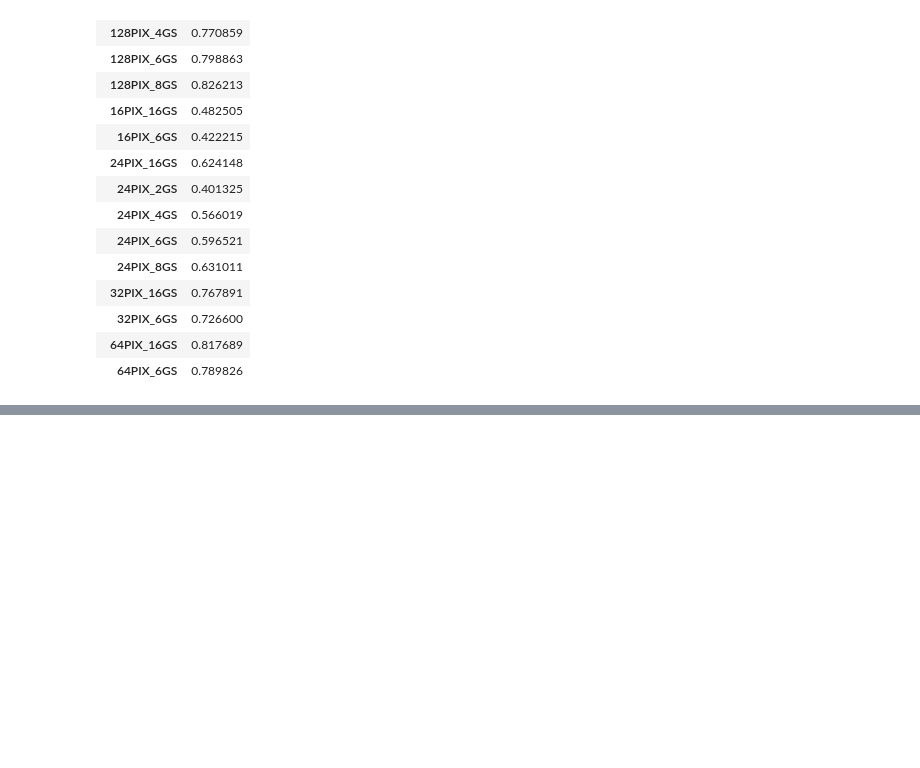
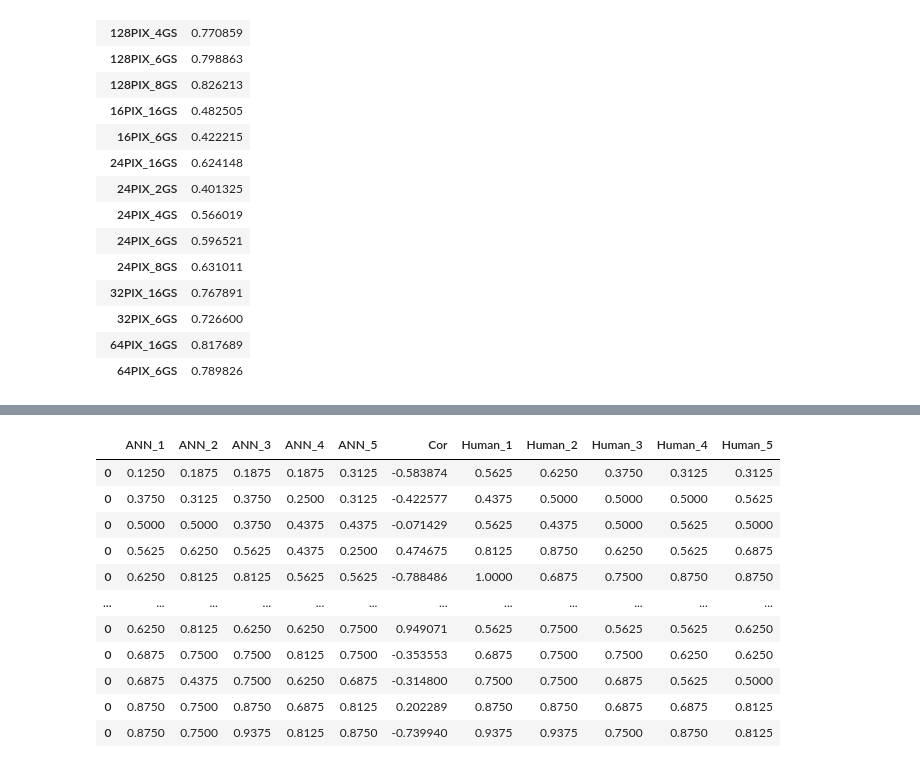
Before and after one commit to namin-an/ArtificialVision, a Jupyter notebook: Visualization/Prediction.ipynb, the cells around one changed output, grey strips where cells are left out. Saved outputs shown, nothing was run; the diff lists cells and outputs as text; code cells hidden in the pictures; blank space fills up the shorter version.

Commit message:
Add training part

```diff
--- a/Visualization/Prediction.ipynb
+++ b/Visualization/Prediction.ipynb
@@ -532,0 +535,88 @@ pred_df.to_csv(os.path.join(fig_path, f'pred_nonlinear_{acc_type}_{test_type}.cs
+# %%
+cor_type = 'pear'
+
+fb_df = merged_df.copy()
+
+par_list = []
+for file_name in fb_df.index:
+    _, pix, gs, par = file_name.split('_')
+    par_list.append(f'{pix}_{gs}_{par}')
+fb_df.index = par_list
+
+df = pd.DataFrame()
+for par in unique_pars:
+    df[par] = fb_df.loc[[par], :].mean(axis=0)
+old_df = df.T
+
+hyperpar_list = ['16PIX_2GS', '16PIX_4GS', '16PIX_8GS',
+                '32PIX_2GS', '32PIX_4GS', '32PIX_8GS',
+                '64PIX_2GS', '64PIX_4GS', '64PIX_8GS']
+par_list = ['S001L1E01C4', 'S001L1E01C7', 'S001L1E01C10',
+            'S001L1E02C7',
+            'S001L1E03C7']
+temp_list1, temp_list2 = [], []
+for ind in old_df.index:
+    pix, gs, par = ind.split('_')
+    temp_list1.append(f'{pix}_{gs}')
+    temp_list2.append(par.split('.')[0])
+old_df['hyperpar'] = temp_list1
+old_df['par'] = temp_list2
+
+train_df = pd.DataFrame()
+for i in sel_ppl:
+    for j in seed_list:
+        for l, hyperpar in enumerate(hyperpar_list):
+            par_old_df = old_df[old_df['hyperpar'] == hyperpar]
+            j = int(j)
+            par_train_df = par_old_df[[i, j]]
+            hum, mac = par_old_df[i], par_old_df[j]
+
+            if cor_type == 'pear':
+                cor_val = stats.pearsonr(hum, mac)
+
+            elif cor_type == 'adj_pear':
+                indexes = list(range(par_train_df.shape[0]))
+                avg_l = []
+                for p in range(10):
+                    split_half_ran_ind1 = random.sample(indexes, par_train_df.shape[0]//2)
+                    split_half_ran_ind2 = [ind for ind in indexes if ind not in split_half_ran_ind1][1:]
+
+                    hum_par1 = hum.to_frame().iloc[split_half_ran_ind1, :].squeeze()
+                    hum_par2 = hum.to_frame().iloc[split_half_ran_ind2, :].squeeze()
+                    mac_par1 = mac.to_frame().iloc[split_half_ran_ind1, :].squeeze()
+                    mac_par2 = mac.to_frame().iloc[split_half_ran_ind2, :].squeeze()
+
+                    num = (stats.pearsonr(hum_par1, mac_par1)[0] + stats.pearsonr(hum_par1, mac_par2)[0] + stats.pearsonr(hum_par2, mac_par1)[0] + stats.pearsonr(hum_par2, mac_par2)[0]) / 4
+                    den = math.sqrt(abs(stats.pearsonr(hum_par1, hum_par2)[0] * stats.pearsonr(mac_par1, mac_par2)[0]))
+                    cor_val = num / den
+
+                    avg_l.append(cor_val)
+
+                cor_val = np.mean(avg_l)
+
+            temp_train_df = pd.concat([hum, mac], axis=0).to_frame().T
+
+            par_list = list(range(1, 6))
+            temp_train_df.columns = [f'Human_{j}' for j in par_list] + [f'ANN_{i}' for i in par_list]
+            temp_train_df['Avg of ANN'] = temp_train_df[[f'ANN_{i}' for i in par_list]].mean(axis=1)
+            temp_train_df['Cor'] = cor_val[0]
+            temp_train_df['Avg of Hum'] = temp_train_df[[f'Human_{i}' for i in par_list]].mean(axis=1)
+
+            temp_train_df = temp_train_df[[f'ANN_{j}' for j in list(range(1, 6))] + ['Cor'] + [f'Human_{i}' for i in list(range(1, 6))]]
+
+            train_df = pd.concat([train_df, temp_train_df], axis=0)
+
+train_df
+# %% [output]
+|  | ANN_1 | ANN_2 | ANN_3 | ANN_4 | ANN_5 | Cor | Human_1 | Human_2 | Human_3 | Human_4 | Human_5 |
+| 0 | 0.1250 | 0.1875 | 0.1875 | 0.1875 | 0.3125 | -0.583874 | 0.5625 | 0.6250 | 0.3750 | 0.3125 | 0.3125 |
+| 0 | 0.3750 | 0.3125 | 0.3750 | 0.2500 | 0.3125 | -0.422577 | 0.4375 | 0.5000 | 0.5000 | 0.5000 | 0.5625 |
+| 0 | 0.5000 | 0.5000 | 0.3750 | 0.4375 | 0.4375 | -0.071429 | 0.5625 | 0.4375 | 0.5000 | 0.5625 | 0.5000 |
+| 0 | 0.5625 | 0.6250 | 0.5625 | 0.4375 | 0.2500 | 0.474675 | 0.8125 | 0.8750 | 0.6250 | 0.5625 | 0.6875 |
+| 0 | 0.6250 | 0.8125 | 0.8125 | 0.5625 | 0.5625 | -0.788486 | 1.0000 | 0.6875 | 0.7500 | 0.8750 | 0.8750 |
+| ... | ... | ... | ... | ... | ... | ... | ... | ... | ... | ... | ... |
+| 0 | 0.6250 | 0.8125 | 0.6250 | 0.6250 | 0.7500 | 0.949071 | 0.5625 | 0.7500 | 0.5625 | 0.5625 | 0.6250 |
+| 0 | 0.6875 | 0.7500 | 0.7500 | 0.8125 | 0.7500 | -0.353553 | 0.6875 | 0.7500 | 0.7500 | 0.6250 | 0.6250 |
+| 0 | 0.6875 | 0.4375 | 0.7500 | 0.6250 | 0.6875 | -0.314800 | 0.7500 | 0.7500 | 0.6875 | 0.5625 | 0.5000 |
+| 0 | 0.8750 | 0.7500 | 0.8750 | 0.6875 | 0.8125 | 0.202289 | 0.8750 | 0.8750 | 0.6875 | 0.6875 | 0.8125 |
+| 0 | 0.8750 | 0.7500 | 0.9375 | 0.8125 | 0.8750 | -0.739940 | 0.9375 | 0.9375 | 0.7500 | 0.8750 | 0.8125 |
```
Also changed, not shown: parts of 11 cells of this notebook.
